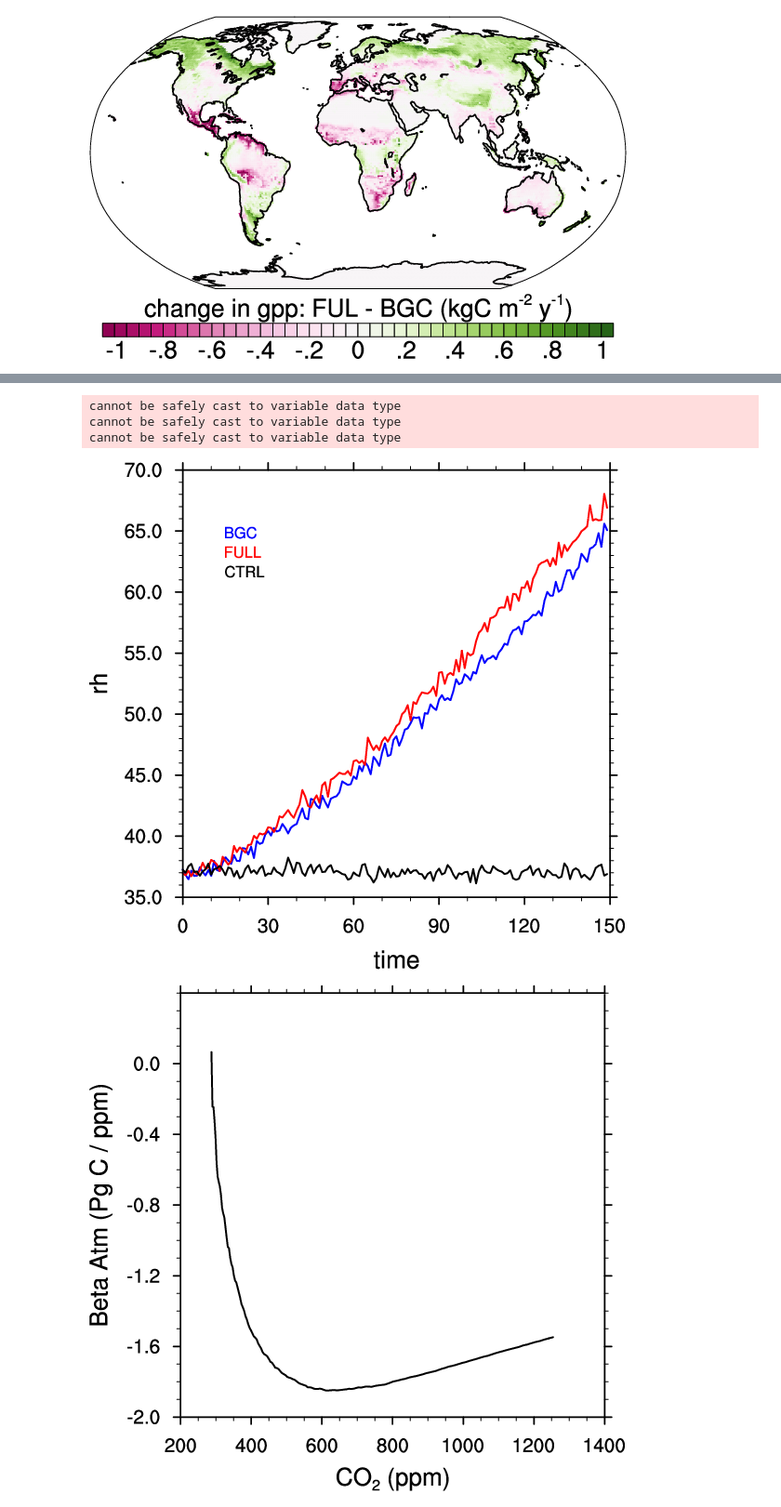
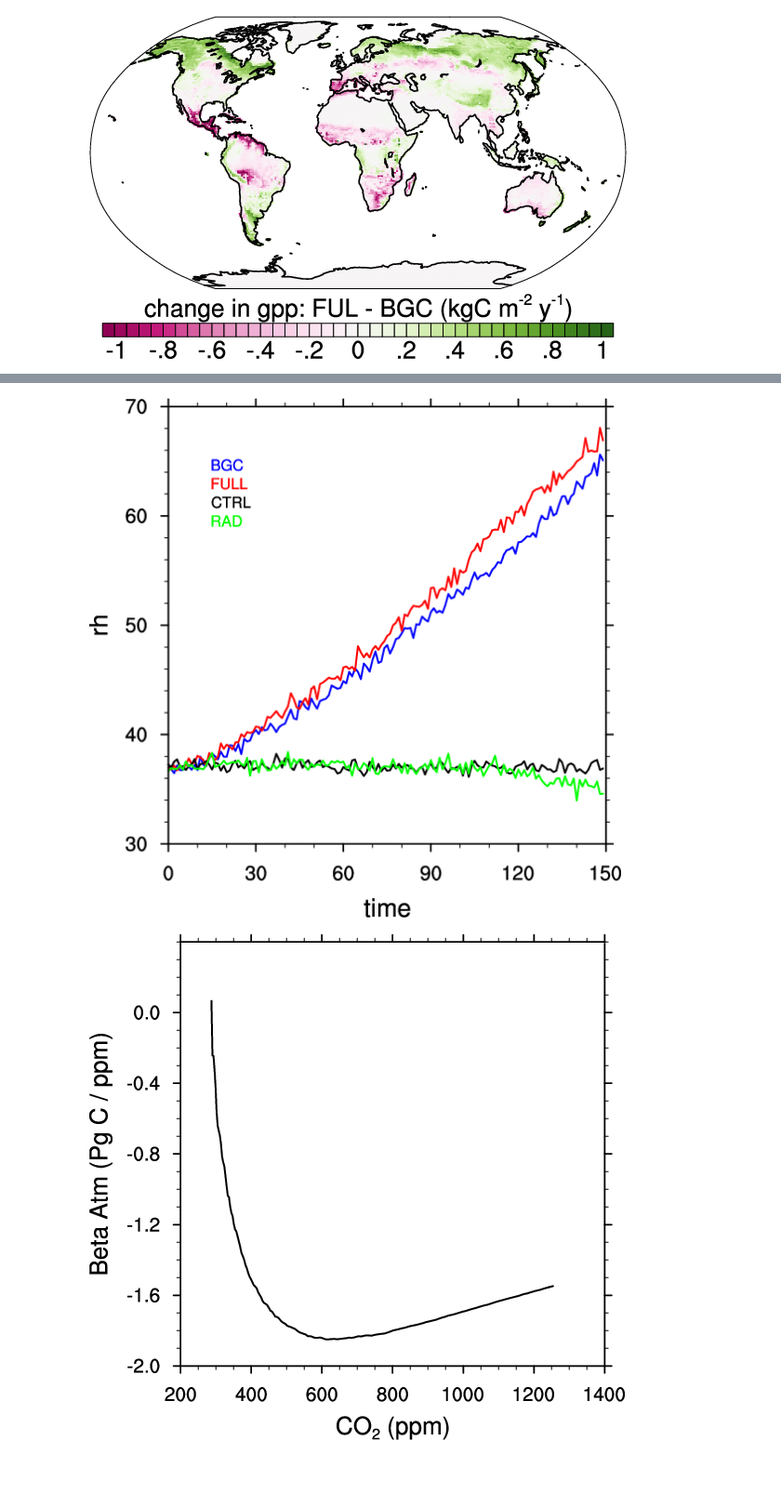
Before and after one commit to ckoven/cesm2_c4mip, a Jupyter notebook: cesm_c4mip.ipynb, the cells around one changed output, grey strips where cells are left out. Shown at 93% size. Drawn from its saved outputs; the diff is of its cells as text; code cells hidden in the pictures; blank space fills up the shorter version.

```diff
--- a/cesm_c4mip.ipynb
+++ b/cesm_c4mip.ipynb
@@ -483,7 +548,10 @@ gppfilenames = [
 'gpp_Lmon_CESM2_1pctCO2_r1i1p1f1_gn_005101-010012.nc',
 'gpp_Lmon_CESM2_1pctCO2_r1i1p1f1_gn_010101-015012.nc'],
 ['gpp_Lmon_CESM2_piControl_r1i1p1f1_gn_050001-059912.nc',
-'gpp_Lmon_CESM2_piControl_r1i1p1f1_gn_060001-069912.nc']
+'gpp_Lmon_CESM2_piControl_r1i1p1f1_gn_060001-069912.nc'],
+['gpp_Lmon_CESM2_1pctco2-rad_r1i1p1f1_gn_000101-005012.nc',
+'gpp_Lmon_CESM2_1pctco2-rad_r1i1p1f1_gn_005101-010012.nc',
+'gpp_Lmon_CESM2_1pctco2-rad_r1i1p1f1_gn_010101-015012.nc']
 ]
 
 gppfiles_bgc=[]
@@ -493,6 +561,10 @@ for i in range(len(gppfilenames[0])):
 gppfiles_ful=[]
 for i in range(len(gppfilenames[1])):
     gppfiles_ful.append(nc4.Dataset(gppfilenames[1][i]))
+
+gppfiles_rad=[]
+for i in range(len(gppfilenames[3])):
+    gppfiles_rad.append(nc4.Dataset(gppfilenames[3][i]))
 
 gppfiles_ctrl=[]
 for i in range(len(gppfilenames[2])):
@@ -506,9 +578,13 @@ gpp_ful = np.ma.row_stack((gppfiles_ful[0].variables['gpp'][:],gppfiles_ful[1].v
 gpp_ful_annual = smoothlib.monthly_to_annual(gpp_ful)
 gpp_ful_global_annual = geog_funcs.area_integrate(gpp_ful_annual, lat, lon, area=area_landonly_vegpresent) * 86400.*365. / 1e12
 
+gpp_rad = np.ma.row_stack((gppfiles_rad[0].variables['gpp'][:],gppfiles_rad[1].variables['gpp'][:],gppfiles_rad[2].variables['gpp'][:]))
+gpp_rad_annual = smoothlib.monthly_to_annual(gpp_rad)
+gpp_rad_global_annual = geog_funcs.area_integrate(gpp_rad_annual, lat, lon, area=area_landonly_vegpresent) * 86400.*365. / 1e12
+
 gpp_ctrl = np.ma.row_stack((gppfiles_ctrl[0].variables['gpp'][:],gppfiles_ctrl[1].variables['gpp'][:]))
 gpp_ctrl_annual = smoothlib.monthly_to_annual(gpp_ctrl)
 gpp_ctrl_global_annual = geog_funcs.area_integrate(gpp_ctrl_annual, lat, lon, area=area_landonly_vegpresent) * 86400.*365. / 1e12
 
-map_funcs.xyplot(np.arange(len(gpp_ful_global_annual)), np.row_stack((gpp_bgc_global_annual,gpp_ful_global_annual,gpp_ctrl_global_annual[0:150])), file='c4mip_gpp_global', ytitle='gpp', xtitle='time', showjupyter=True, colors=['blue','red','black'], labels=['BGC','FULL','CTRL'])
+map_funcs.xyplot(np.arange(len(gpp_ful_global_annual)), np.row_stack((gpp_bgc_global_annual,gpp_ful_global_annual,gpp_ctrl_global_annual[0:150],gpp_rad_global_annual)), file='c4mip_gpp_global', ytitle='gpp', xtitle='time', showjupyter=True, colors=['blue','red','black','green'], labels=['BGC','FULL','CTRL','RAD'])
 # %% [output]
@@ -534,7 +612,10 @@ nppfilenames = [
 'npp_Lmon_CESM2_1pctCO2_r1i1p1f1_gn_005101-010012.nc',
 'npp_Lmon_CESM2_1pctCO2_r1i1p1f1_gn_010101-015012.nc'],
 ['npp_Lmon_CESM2_piControl_r1i1p1f1_gn_050001-059912.nc',
-'npp_Lmon_CESM2_piControl_r1i1p1f1_gn_060001-069912.nc']
+'npp_Lmon_CESM2_piControl_r1i1p1f1_gn_060001-069912.nc'],
+['npp_Lmon_CESM2_1pctco2-rad_r1i1p1f1_gn_000101-005012.nc',
+'npp_Lmon_CESM2_1pctco2-rad_r1i1p1f1_gn_005101-010012.nc',
+'npp_Lmon_CESM2_1pctco2-rad_r1i1p1f1_gn_010101-015012.nc']
 ]
 
 nppfiles_bgc=[]
@@ -544,6 +625,10 @@ for i in range(len(nppfilenames[0])):
 nppfiles_ful=[]
 for i in range(len(nppfilenames[1])):
     nppfiles_ful.append(nc4.Dataset(nppfilenames[1][i]))
+
+nppfiles_rad=[]
+for i in range(len(nppfilenames[3])):
+    nppfiles_rad.append(nc4.Dataset(nppfilenames[3][i]))
 
 nppfiles_ctrl=[]
 for i in range(len(nppfilenames[2])):
@@ -557,9 +642,13 @@ npp_ful = np.ma.row_stack((nppfiles_ful[0].variables['npp'][:],nppfiles_ful[1].v
 npp_ful_annual = smoothlib.monthly_to_annual(npp_ful)
 npp_ful_global_annual = geog_funcs.area_integrate(npp_ful_annual, lat, lon, area=area_landonly_vegpresent) * 86400.*365. / 1e12
 
+npp_rad = np.ma.row_stack((nppfiles_rad[0].variables['npp'][:],nppfiles_rad[1].variables['npp'][:],nppfiles_rad[2].variables['npp'][:]))
+npp_rad_annual = smoothlib.monthly_to_annual(npp_rad)
+npp_rad_global_annual = geog_funcs.area_integrate(npp_rad_annual, lat, lon, area=area_landonly_vegpresent) * 86400.*365. / 1e12
+
 npp_ctrl = np.ma.row_stack((nppfiles_ctrl[0].variables['npp'][:],nppfiles_ctrl[1].variables['npp'][:]))
 npp_ctrl_annual = smoothlib.monthly_to_annual(npp_ctrl)
 npp_ctrl_global_annual = geog_funcs.area_integrate(npp_ctrl_annual, lat, lon, area=area_landonly_vegpresent) * 86400.*365. / 1e12
 
-map_funcs.xyplot(np.arange(len(npp_ful_global_annual)), np.row_stack((npp_bgc_global_annual,npp_ful_global_annual,npp_ctrl_global_annual[0:150])), file='c4mip_npp_global', ytitle='npp', xtitle='time', showjupyter=True, colors=['blue','red','black'], labels=['BGC','FULL','CTRL'])
+map_funcs.xyplot(np.arange(len(npp_ful_global_annual)), np.row_stack((npp_bgc_global_annual,npp_ful_global_annual,npp_ctrl_global_annual[0:150],npp_rad_global_annual)), file='c4mip_npp_global', ytitle='npp', xtitle='time', showjupyter=True, colors=['blue','red','black','green'], labels=['BGC','FULL','CTRL','RAD'])
 # %% [output]
@@ -576,39 +662,47 @@ rhfilenames = [
 'rh_Lmon_CESM2_1pctCO2_r1i1p1f1_gn_005101-010012.nc',
 'rh_Lmon_CESM2_1pctCO2_r1i1p1f1_gn_010101-015012.nc'],
 ['rh_Lmon_CESM2_piControl_r1i1p1f1_gn_050001-059912.nc',
-'rh_Lmon_CESM2_piControl_r1i1p1f1_gn_060001-069912.nc']
+'rh_Lmon_CESM2_piControl_r1i1p1f1_gn_060001-069912.nc'],
+['rh_Lmon_CESM2_1pctco2-rad_r1i1p1f1_gn_000101-005012.nc',
+'rh_Lmon_CESM2_1pctco2-rad_r1i1p1f1_gn_005101-010012.nc',
+'rh_Lmon_CESM2_1pctco2-rad_r1i1p1f1_gn_010101-015012.nc']
 ]
 
 rhfiles_bgc=[]
 for i in range(len(rhfilenames[0])):
     rhfiles_bgc.append(nc4.Dataset(rhfilenames[0][i]))
 
 rhfiles_ful=[]
 for i in range(len(rhfilenames[1])):
     rhfiles_ful.append(nc4.Dataset(rhfilenames[1][i]))
+
+rhfiles_rad=[]
+for i in range(len(rhfilenames[3])):
+    rhfiles_rad.append(nc4.Dataset(rhfilenames[3][i]))
 
 rhfiles_ctrl=[]
 for i in range(len(rhfilenames[2])):
     rhfiles_ctrl.append(nc4.Dataset(rhfilenames[2][i]))
 
 rh_bgc = np.ma.row_stack((rhfiles_bgc[0].variables['rh'][:],rhfiles_bgc[1].variables['rh'][:],rhfiles_bgc[2].variables['rh'][:]))
 rh_bgc_annual = smoothlib.monthly_to_annual(rh_bgc)
 rh_bgc_global_annual = geog_funcs.area_integrate(rh_bgc_annual, lat, lon, area=area_landonly_vegpresent)  * 86400.*365. / 1e12
 
 rh_ful = np.ma.row_stack((rhfiles_ful[0].variables['rh'][:],rhfiles_ful[1].variables['rh'][:],rhfiles_ful[2].variables['rh'][:]))
 rh_ful_annual = smoothlib.monthly_to_annual(rh_ful)
 rh_ful_global_annual = geog_funcs.area_integrate(rh_ful_annual, lat, lon, area=area_landonly_vegpresent) * 86400.*365. / 1e12
 
+rh_rad = np.ma.row_stack((rhfiles_rad[0].variables['rh'][:],rhfiles_rad[1].variables['rh'][:],rhfiles_rad[2].variables['rh'][:]))
+rh_rad_annual = smoothlib.monthly_to_annual(rh_rad)
+rh_rad_global_annual = geog_funcs.area_integrate(rh_rad_annual, lat, lon, area=area_landonly_vegpresent) * 86400.*365. / 1e12
+
 rh_ctrl = np.ma.row_stack((rhfiles_ctrl[0].variables['rh'][:],rhfiles_ctrl[1].variables['rh'][:]))
 rh_ctrl_annual = smoothlib.monthly_to_annual(rh_ctrl)
 rh_ctrl_global_annual = geog_funcs.area_integrate(rh_ctrl_annual, lat, lon, area=area_landonly_vegpresent) * 86400.*365. / 1e12
 
-map_funcs.xyplot(np.arange(len(rh_ful_global_annual)), np.row_stack((rh_bgc_global_annual,rh_ful_global_annual,rh_ctrl_global_annual[0:150])), file='c4mip_rh_global', ytitle='rh', xtitle='time', showjupyter=True, colors=['blue','red','black'], labels=['BGC','FULL','CTRL'])
+map_funcs.xyplot(np.arange(len(rh_ful_global_annual)), np.row_stack((rh_bgc_global_annual,rh_ful_global_annual,rh_ctrl_global_annual[0:150],rh_rad_global_annual)), file='c4mip_rh_global', ytitle='rh', xtitle='time', showjupyter=True, colors=['blue','red','black','green'], labels=['BGC','FULL','CTRL','RAD'])
 # %% [output]
-cannot be safely cast to variable data type
-cannot be safely cast to variable data type
-cannot be safely cast to variable data type
-[figure, old version]
+[figure, new version]
 # %%
 data_out_bgc = np.column_stack((np.arange(150),
                                 tas_bgc_global_annual,
```
Also changed, not shown: parts of 16 cells of this notebook.
